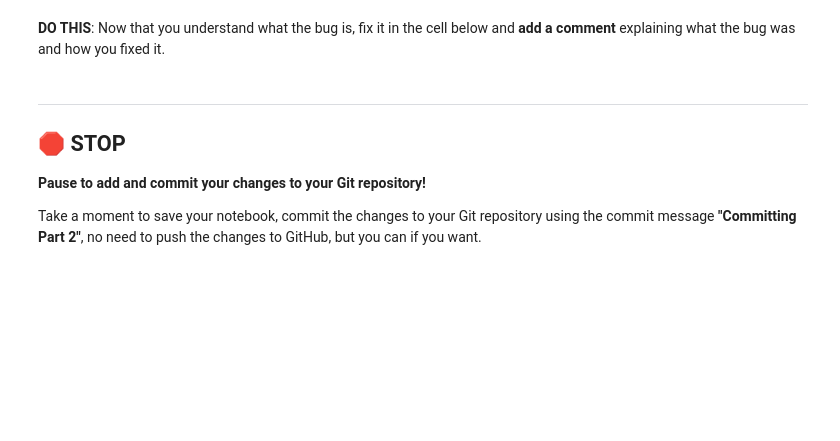
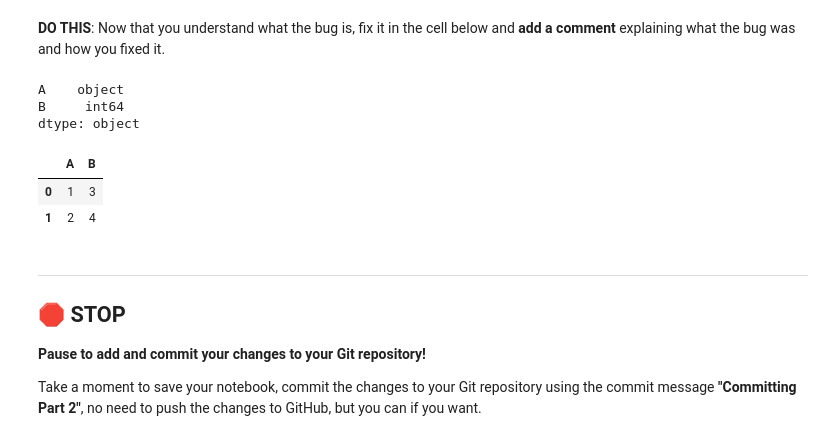
Before and after one commit to johnwano/CMSE202-f23-turnin, a Jupyter notebook: hw-01/HW-01_GitPracticeDebuggingPythonPackagesAndClasses-STUDENT.ipynb, the cells around one changed output. Cells and saved outputs as stored; diff of their text form; code cells hidden in the pictures; blank space fills up the shorter version.

```diff
--- a/hw-01/HW-01_GitPracticeDebuggingPythonPackagesAndClasses-STUDENT.ipynb
+++ b/hw-01/HW-01_GitPracticeDebuggingPythonPackagesAndClasses-STUDENT.ipynb
@@ -264,3 +310,18 @@ If you need to write any code to explore the nature of the bug, please do so in
+# %%
+# Put your non-buggy code here
+df = pd.DataFrame({'A': [1, 2], 'B': [3, 4]})
+df['A'] = '1','2'
+print(df.dtypes)
+df
+
+#saying string is not changing the values to strings, it is changing the literal names to 'string' you can change each value separated by a column.
+# %% [output]
+A    object
+B     int64
+dtype: object
+|  | A | B |
+| 0 | 1 | 3 |
+| 1 | 2 | 4 |
 # %% [markdown]
 ---
 ## &#128721; STOP
```
Also changed, not shown: parts of 11 cells of this notebook.
